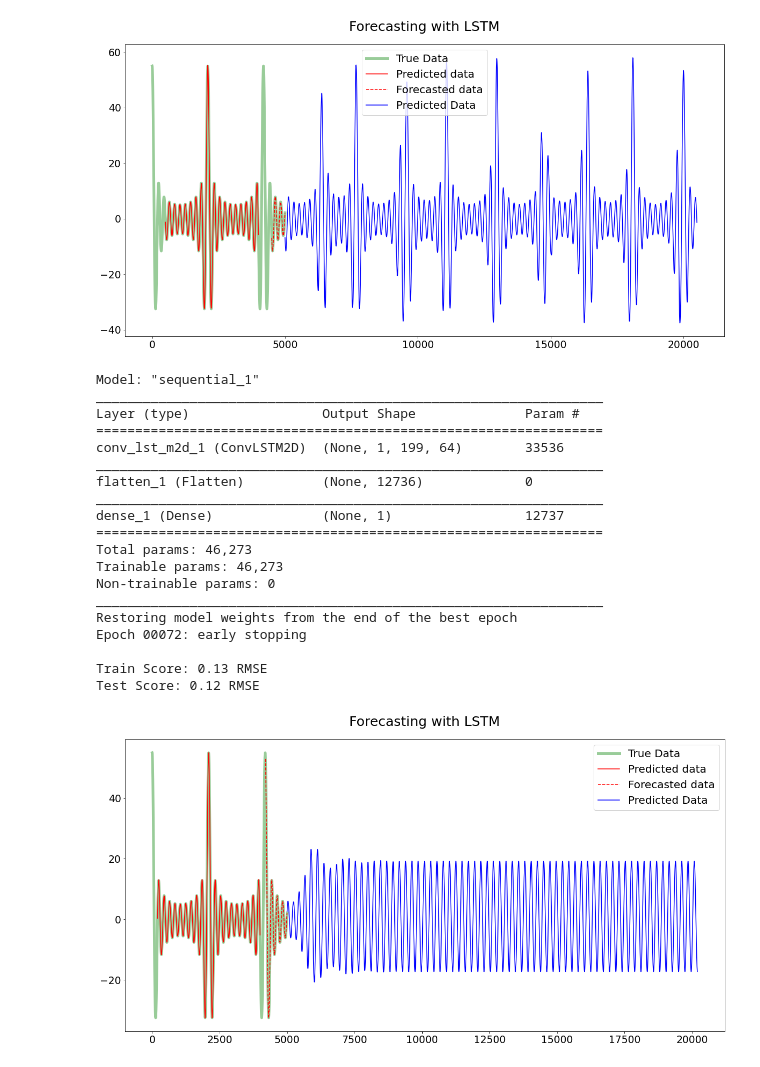
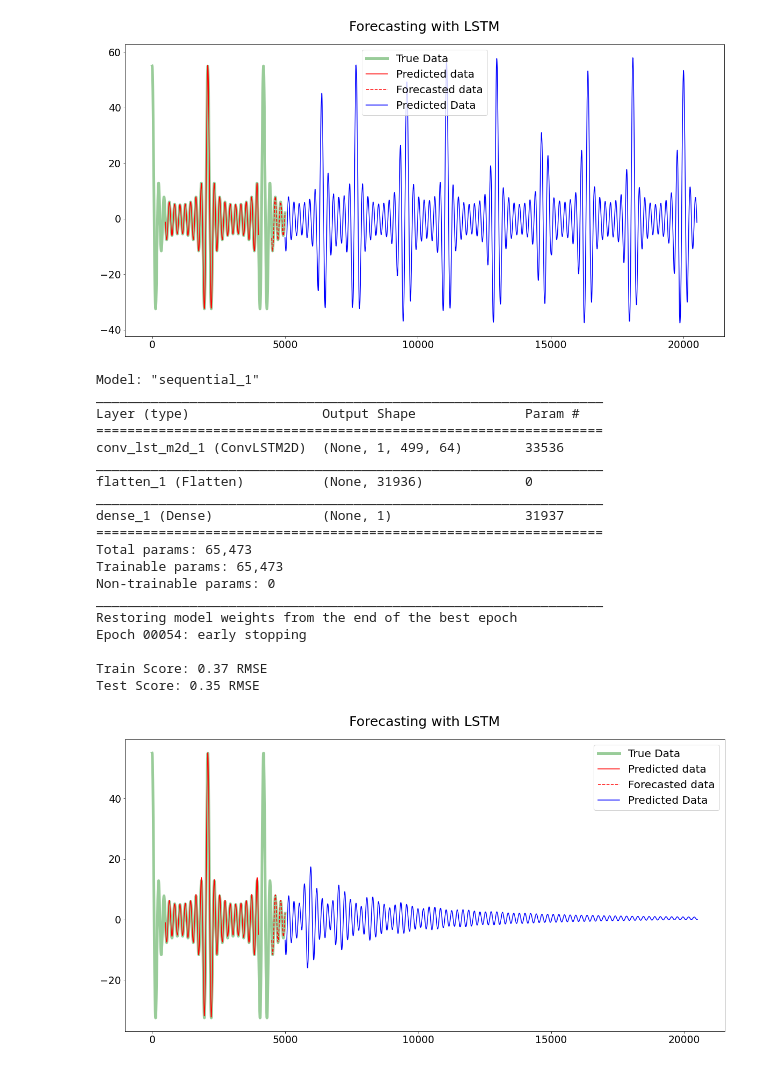
Before and after one commit to RitvikPrabhu/Machine-Learning, a Jupyter notebook: Neural_Networks_function_prediction_.ipynb, the cells around one changed output. Cells and saved outputs as stored; diff of their text form; code cells hidden in the pictures.

```diff
--- a/Neural_Networks_function_prediction_.ipynb
+++ b/Neural_Networks_function_prediction_.ipynb
@@ -81,7 +81,7 @@ train, test = dataset[0:train_size,:], dataset[train_size:len(dataset),:]
 
 
 # reshape into X=t and Y=t+1
-look_back = 500
+look_back = 1
 trainX, trainY = create_dataset(train, look_back)
 testX, testY = create_dataset(test, look_back)
 
@@ -367,7 +367,7 @@ train, test = dataset[0:train_size,:], dataset[train_size:len(dataset),:]
 
 
 # reshape into X=t and Y=t+1
-look_back = 200
+look_back = 500
 trainX, trainY = create_dataset(train, look_back)
 testX, testY = create_dataset(test, look_back)
 
@@ -444,39 +444,39 @@ x = list(Input[-1])
 
 for i in range(int(num_pred)+1):
   data = np.array(x[i:i+look_back])
   data = data.reshape(1,1, 1, look_back, 1)
   result = model.predict(data)
   x.append(float(result))
 
 x = np.array(x)
 x = np.reshape(x,(x.shape[0],1))
 PredictPlot = scaler.inverse_transform(x)
 res = np.arange(N,N+len(Y[-look_back:])+num_pred+1)
 
 plt.plot(res, PredictPlot, label = 'Predicted Data', c = 'b')
 
 plt.legend()
 
 
 plt.show()
 # %% [output]
 Model: "sequential_1"
 _________________________________________________________________
 Layer (type)                 Output Shape              Param #
 =================================================================
-conv_lst_m2d_1 (ConvLSTM2D)  (None, 1, 199, 64)        33536
+conv_lst_m2d_1 (ConvLSTM2D)  (None, 1, 499, 64)        33536
 _________________________________________________________________
-flatten_1 (Flatten)          (None, 12736)             0
+flatten_1 (Flatten)          (None, 31936)             0
 _________________________________________________________________
-dense_1 (Dense)              (None, 1)                 12737
+dense_1 (Dense)              (None, 1)                 31937
 =================================================================
-Total params: 46,273
-Trainable params: 46,273
+Total params: 65,473
+Trainable params: 65,473
 Non-trainable params: 0
 _________________________________________________________________
 Restoring model weights from the end of the best epoch
-Epoch 00072: early stopping
+Epoch 00054: early stopping
 
-Train Score: 0.13 RMSE
-Test Score: 0.12 RMSE
+Train Score: 0.37 RMSE
+Test Score: 0.35 RMSE
-[figure, old version]
+[figure, new version]
```
Also changed, not shown: parts of 2 cells of this notebook.
